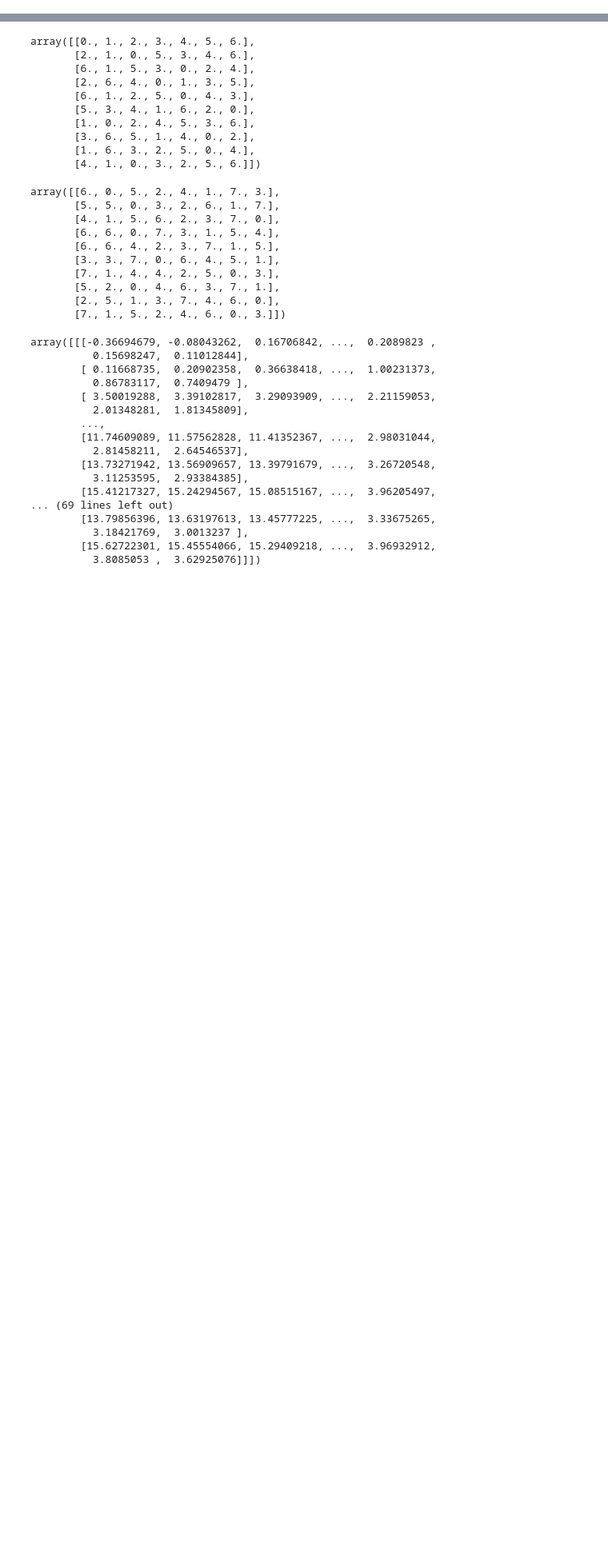
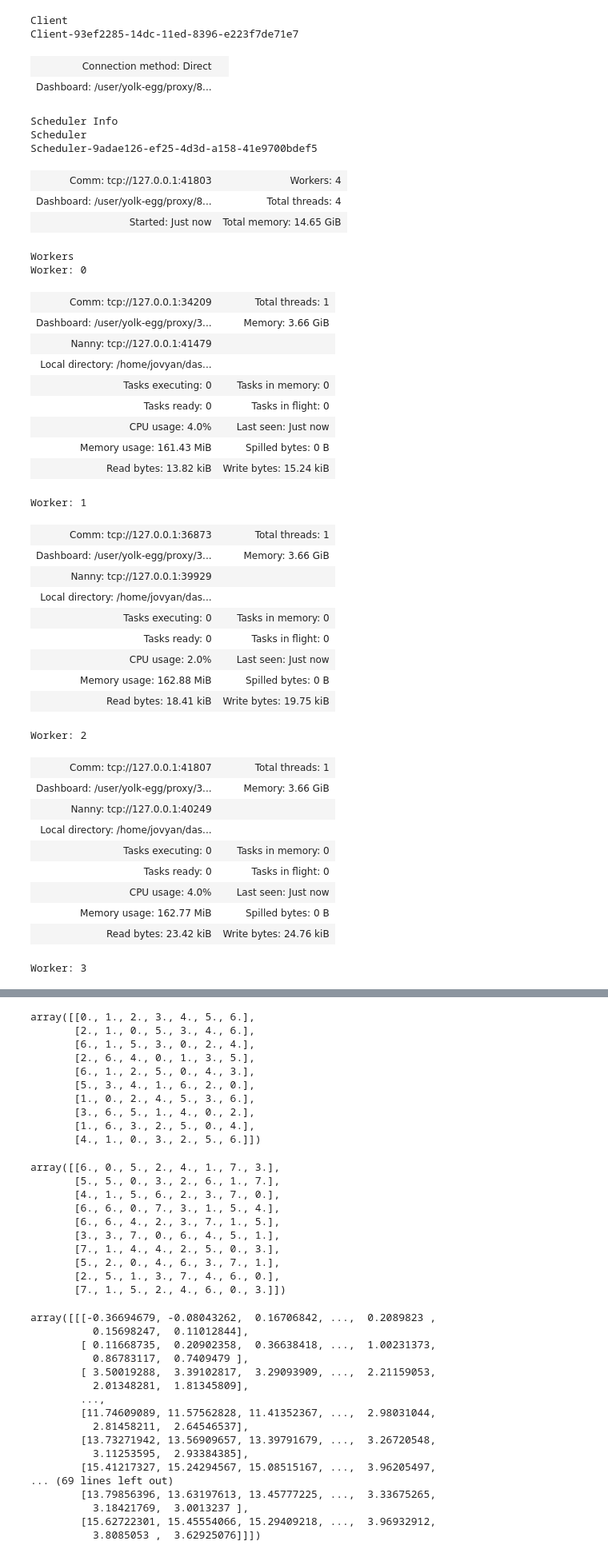
Before and after one commit to erin-atkinson/OceanClustering, a Jupyter notebook: profile_matching.ipynb, the cells around one changed output, grey strips where cells are left out. Shown at 80% size. Drawn from its saved outputs; the diff is of its cells as text; code cells hidden in the pictures; blank space fills up the shorter version.

```diff
--- a/profile_matching.ipynb
+++ b/profile_matching.ipynb
@@ -57,0 +1,48 @@ Worker: 3
+# %%
+from dask.distributed import Client
+
+client = Client("tcp://127.0.0.1:41803")
+client
+# %% [output]
+Client
+Client-93ef2285-14dc-11ed-8396-e223f7de71e7
+| Connection method: Direct |  |
+| Dashboard: /user/yolk-egg/proxy/8... |  |
+Scheduler Info
+Scheduler
+Scheduler-9adae126-ef25-4d3d-a158-41e9700bdef5
+| Comm: tcp://127.0.0.1:41803 | Workers: 4 |
+| Dashboard: /user/yolk-egg/proxy/8... | Total threads: 4 |
+| Started: Just now | Total memory: 14.65 GiB |
+Workers
+Worker: 0
+| Comm: tcp://127.0.0.1:34209 | Total threads: 1 |
+| Dashboard: /user/yolk-egg/proxy/3... | Memory: 3.66 GiB |
+| Nanny: tcp://127.0.0.1:41479 |  |
+| Local directory: /home/jovyan/das... |  |
+| Tasks executing: 0 | Tasks in memory: 0 |
+| Tasks ready: 0 | Tasks in flight: 0 |
+| CPU usage: 4.0% | Last seen: Just now |
+| Memory usage: 161.43 MiB | Spilled bytes: 0 B |
+| Read bytes: 13.82 kiB | Write bytes: 15.24 kiB |
+Worker: 1
+| Comm: tcp://127.0.0.1:36873 | Total threads: 1 |
+| Dashboard: /user/yolk-egg/proxy/3... | Memory: 3.66 GiB |
+| Nanny: tcp://127.0.0.1:39929 |  |
+| Local directory: /home/jovyan/das... |  |
+| Tasks executing: 0 | Tasks in memory: 0 |
+| Tasks ready: 0 | Tasks in flight: 0 |
+| CPU usage: 2.0% | Last seen: Just now |
+| Memory usage: 162.88 MiB | Spilled bytes: 0 B |
+| Read bytes: 18.41 kiB | Write bytes: 19.75 kiB |
+Worker: 2
+| Comm: tcp://127.0.0.1:41807 | Total threads: 1 |
+| Dashboard: /user/yolk-egg/proxy/3... | Memory: 3.66 GiB |
+| Nanny: tcp://127.0.0.1:40249 |  |
+| Local directory: /home/jovyan/das... |  |
+| Tasks executing: 0 | Tasks in memory: 0 |
+| Tasks ready: 0 | Tasks in flight: 0 |
+| CPU usage: 4.0% | Last seen: Just now |
+| Memory usage: 162.77 MiB | Spilled bytes: 0 B |
+| Read bytes: 23.42 kiB | Write bytes: 24.76 kiB |
+Worker: 3
```
Also changed, not shown: parts of 5 cells of this notebook, 5 other files.
